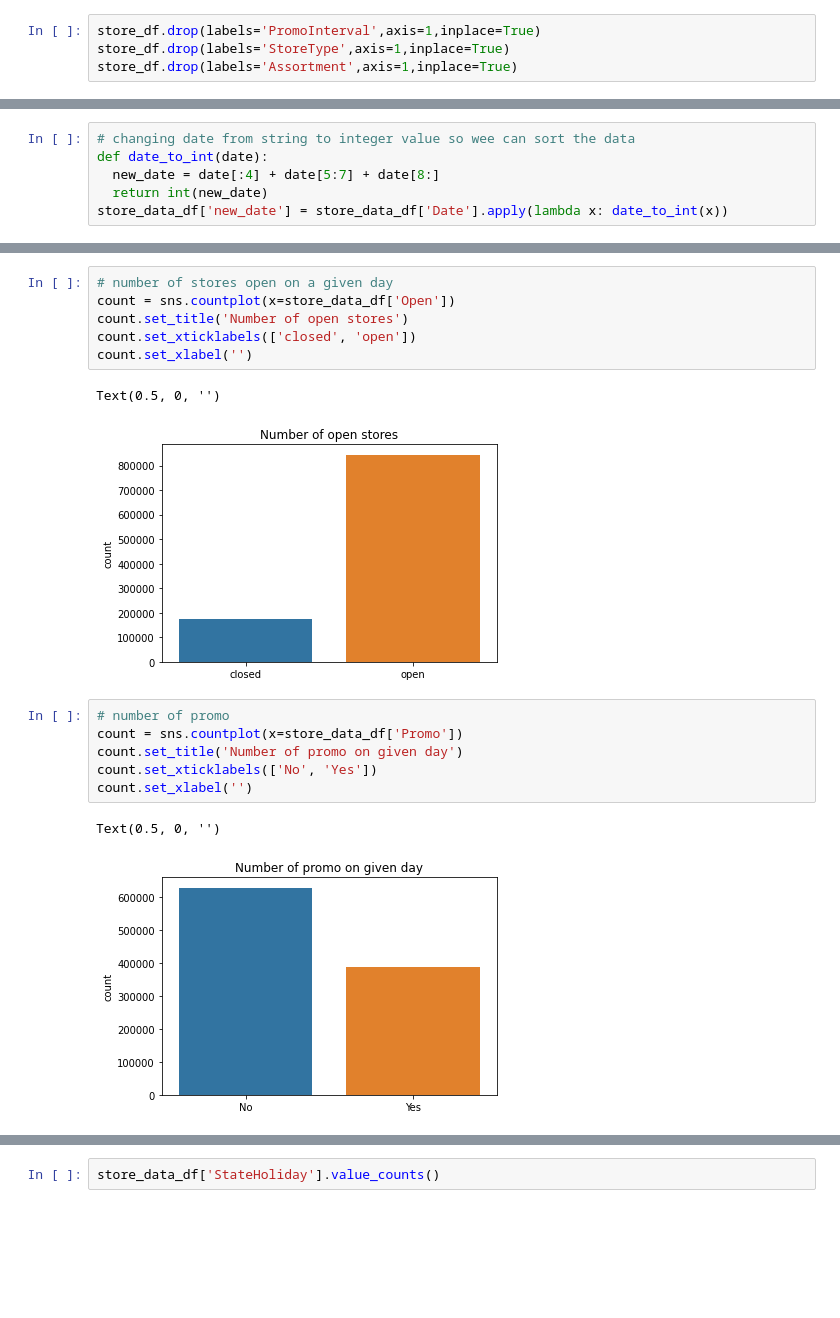
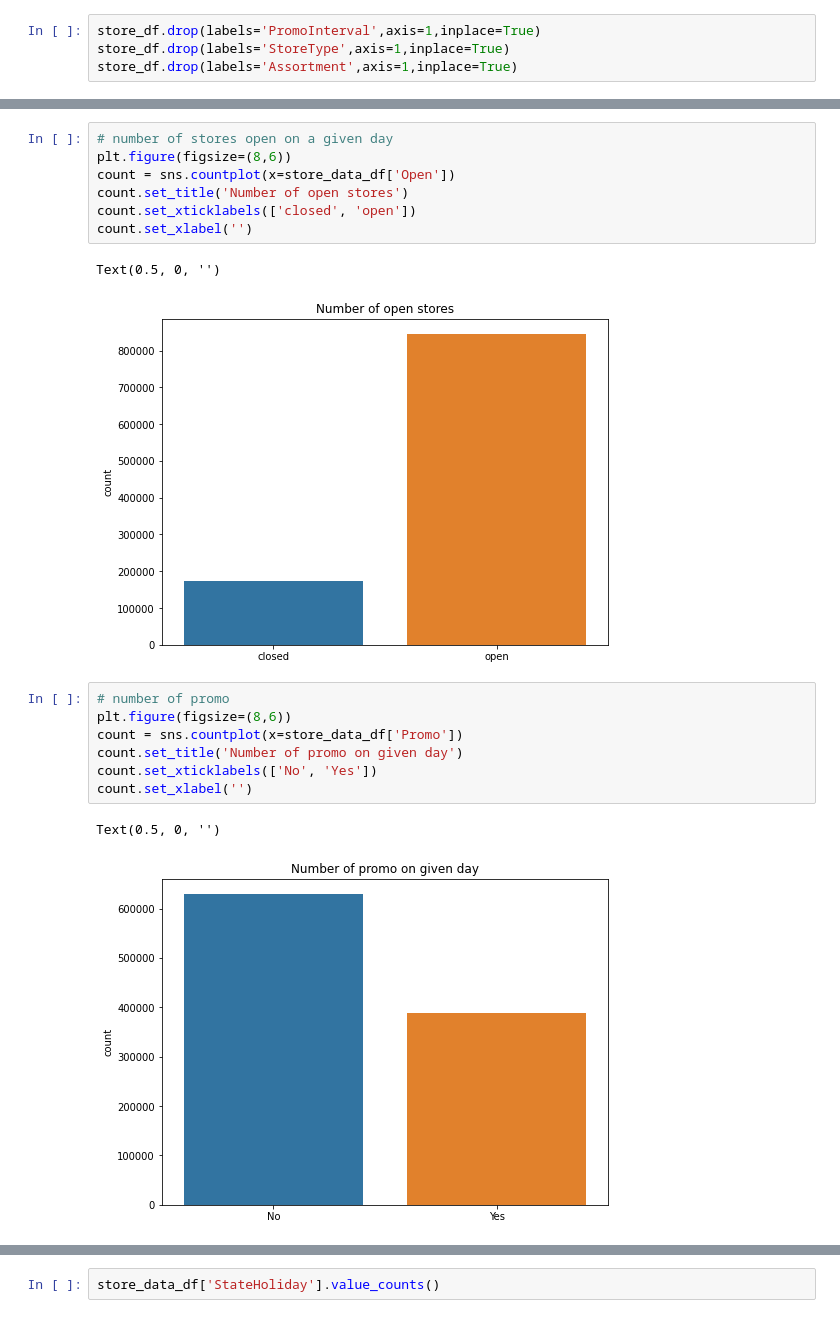
Before and after one commit to hrithikwel8/Rossmann_Sales_Prediction, a Jupyter notebook: Rossmann_Sales_Prediction_Capstone_Project.ipynb, the cells around one changed output, grey strips where cells are left out. Cells and saved outputs as stored; diff of their text form; blank space fills up the shorter version.

```diff
--- a/Rossmann_Sales_Prediction_Capstone_Project.ipynb
+++ b/Rossmann_Sales_Prediction_Capstone_Project.ipynb
@@ -327,9 +265,3 @@ store_data_df.describe()
 | 50% | 5.580000e+02 | 4.000000e+00 | 5.744000e+03 | 6.090000e+02 | 1.000000e+00 | 0.000000e+00 | 0.000000e+00 |
 | 75% | 8.380000e+02 | 6.000000e+00 | 7.856000e+03 | 8.370000e+02 | 1.000000e+00 | 1.000000e+00 | 0.000000e+00 |
 | max | 1.115000e+03 | 7.000000e+00 | 4.155100e+04 | 7.388000e+03 | 1.000000e+00 | 1.000000e+00 | 1.000000e+00 |
-# %%
-# changing date from string to integer value so wee can sort the data
-def date_to_int(date):
-  new_date = date[:4] + date[5:7] + date[8:]
-  return int(new_date)
-store_data_df['new_date'] = store_data_df['Date'].apply(lambda x: date_to_int(x))
@@ -345,20 +268,22 @@ store_data_df.head()
 # %%
 # number of stores open on a given day
+plt.figure(figsize=(8,6))
 count = sns.countplot(x=store_data_df['Open'])
 count.set_title('Number of open stores')
 count.set_xticklabels(['closed', 'open'])
 count.set_xlabel('')
 # %% [output]
 Text(0.5, 0, '')
-[figure, old version]
+[figure, new version]
 # %%
 # number of promo
+plt.figure(figsize=(8,6))
 count = sns.countplot(x=store_data_df['Promo'])
 count.set_title('Number of promo on given day')
 count.set_xticklabels(['No', 'Yes'])
 count.set_xlabel('')
 # %% [output]
 Text(0.5, 0, '')
-[figure, old version]
+[figure, new version]
 # %%
 # number of school holiday
```
Also changed, not shown: parts of 90 cells of this notebook.
